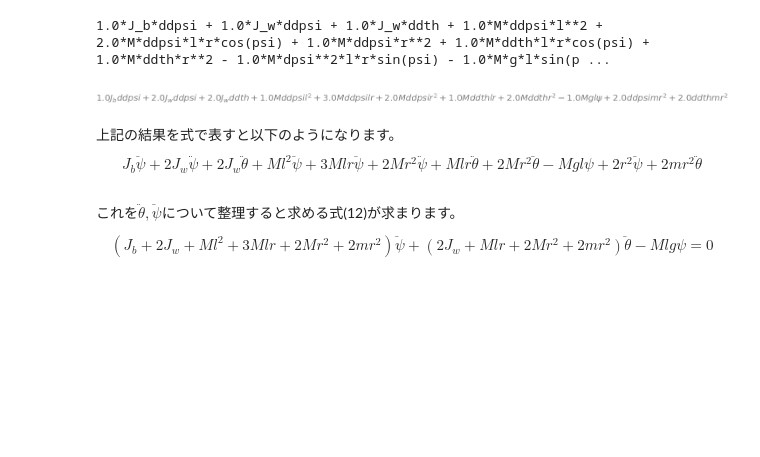
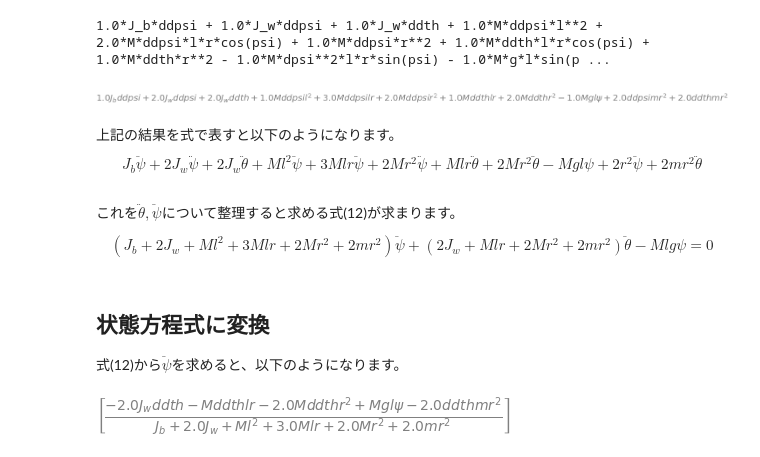
Before and after one commit to take-pwave/letsArduino, a Jupyter notebook: J4_toragi_202205.ipynb, the cells around one changed output. Saved outputs shown, nothing was run; the diff lists cells and outputs as text; code cells hidden in the pictures; blank space fills up the shorter version.

```diff
--- a/J4_toragi_202205.ipynb
+++ b/J4_toragi_202205.ipynb
@@ -159,7 +159,8 @@ print(eq[1])
 add_eq = eq[0] + eq[1]
 add_eq = add_eq.simplify()
 # %%
-add_eq.subs({sp.cos(psi): 1, sp.sin(psi): psi, dpsi**2: 0, psi*dpsi: 0})
+add_eq = add_eq.subs({sp.cos(psi): 1, sp.sin(psi): psi, dpsi**2: 0, psi*dpsi: 0})
+add_eq
 # %% [output]
 [figure]
 # %% [markdown]
@@ -175,3 +176,11 @@ $$
 + (2 J_w + M l r + 2 M r^2 + 2 m r^2)\ddot{\theta} - M l g \psi = 0
 \tag{12}
 $$
+# %% [markdown]
+## 状態方程式に変換
+式(12)から$\ddot{\psi}$を求めると、以下のようになります。
+# %%
+sol = sp.solve(add_eq, ddpsi)
+sol
+# %% [output]
+[figure, added]
```
Also changed, not shown: 15 other files.
